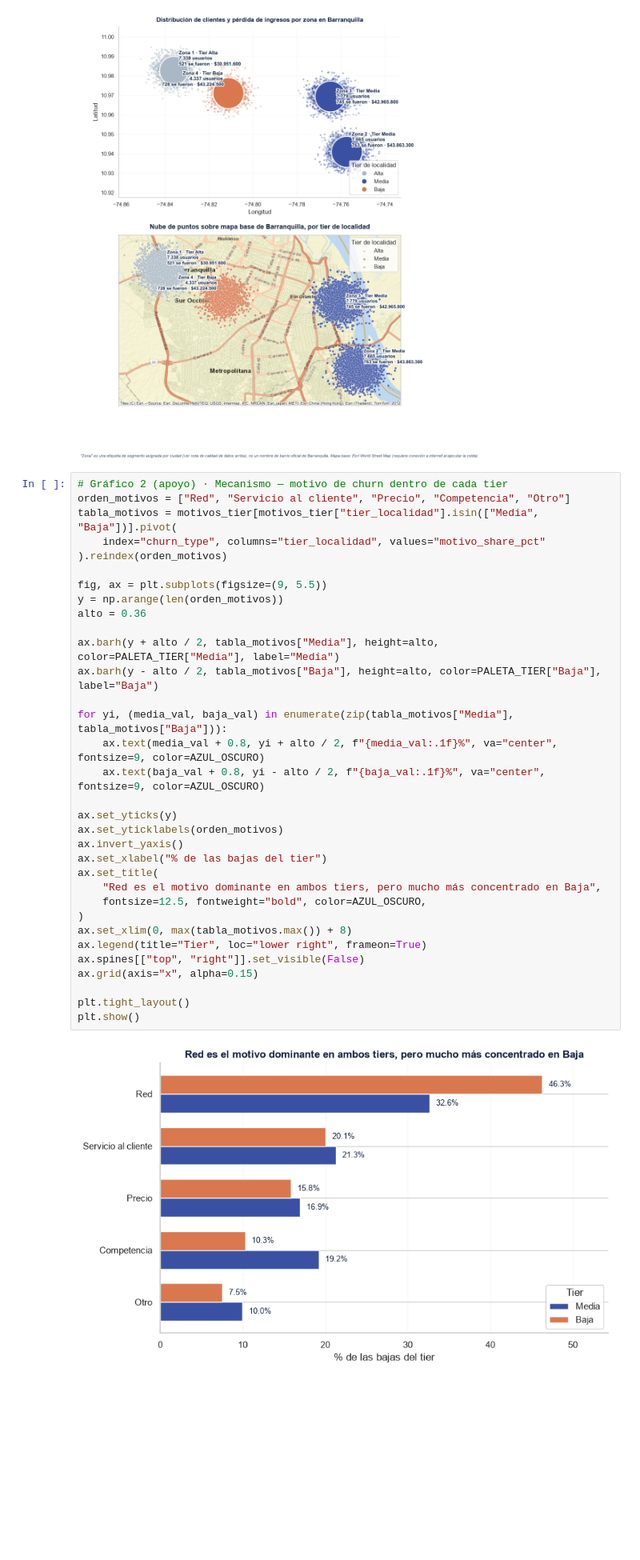
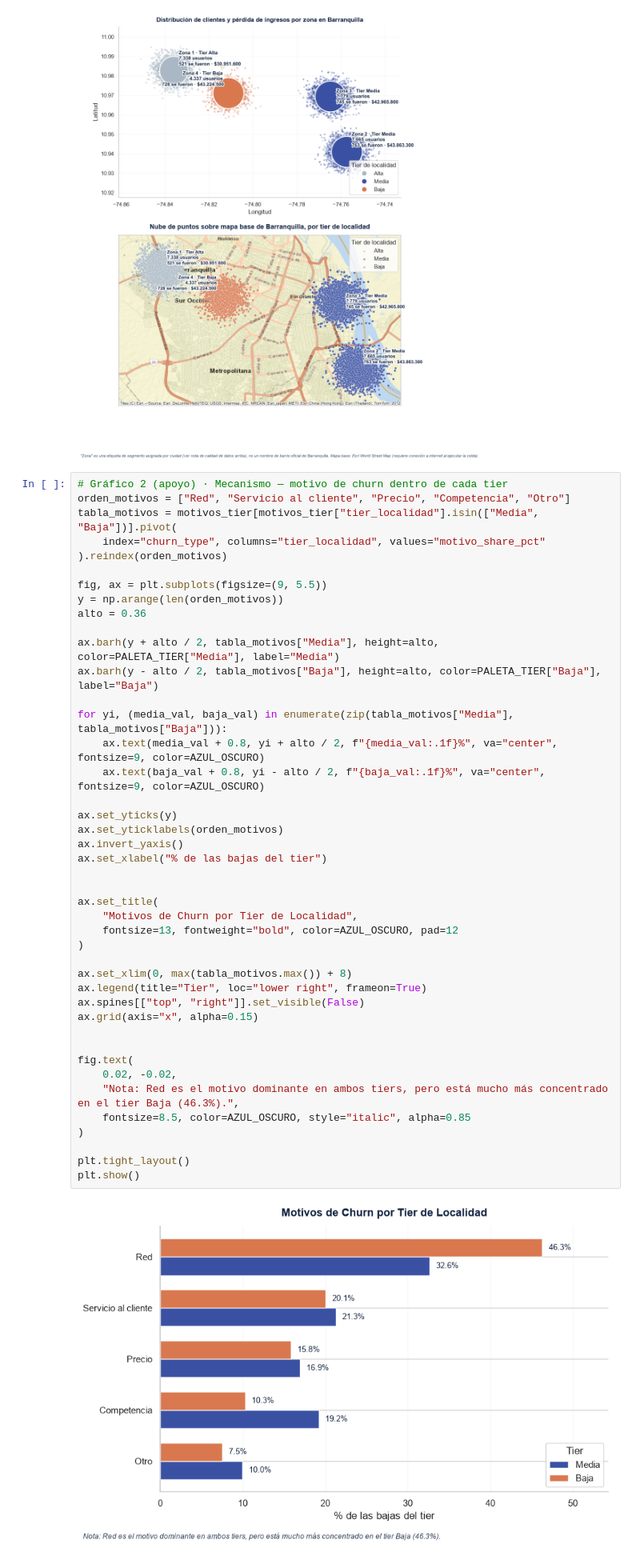
Before and after one commit to jp0617/visualizacionAnalisis, a Jupyter notebook: v0.1_s3_dataviz_grupo1.ipynb, the cells around one changed output. Shown at 80% size. Saved outputs shown, nothing was run; the diff lists cells and outputs as text; blank space fills up the shorter version.

```diff
--- a/v0.1_s3_dataviz_grupo1.ipynb
+++ b/v0.1_s3_dataviz_grupo1.ipynb
@@ -1343,36 +1342,46 @@ Coordenadas válidas dentro de Colombia: 27119 de 27845 (97.4%). El resto son nu
 orden_motivos = ["Red", "Servicio al cliente", "Precio", "Competencia", "Otro"]
 tabla_motivos = motivos_tier[motivos_tier["tier_localidad"].isin(["Media", "Baja"])].pivot(
     index="churn_type", columns="tier_localidad", values="motivo_share_pct"
 ).reindex(orden_motivos)
 
 fig, ax = plt.subplots(figsize=(9, 5.5))
 y = np.arange(len(orden_motivos))
 alto = 0.36
 
 ax.barh(y + alto / 2, tabla_motivos["Media"], height=alto, color=PALETA_TIER["Media"], label="Media")
 ax.barh(y - alto / 2, tabla_motivos["Baja"], height=alto, color=PALETA_TIER["Baja"], label="Baja")
 
 for yi, (media_val, baja_val) in enumerate(zip(tabla_motivos["Media"], tabla_motivos["Baja"])):
     ax.text(media_val + 0.8, yi + alto / 2, f"{media_val:.1f}%", va="center", fontsize=9, color=AZUL_OSCURO)
     ax.text(baja_val + 0.8, yi - alto / 2, f"{baja_val:.1f}%", va="center", fontsize=9, color=AZUL_OSCURO)
 
 ax.set_yticks(y)
 ax.set_yticklabels(orden_motivos)
 ax.invert_yaxis()
 ax.set_xlabel("% de las bajas del tier")
+
+
 ax.set_title(
-    "Red es el motivo dominante en ambos tiers, pero mucho más concentrado en Baja",
-    fontsize=12.5, fontweight="bold", color=AZUL_OSCURO,
+    "Motivos de Churn por Tier de Localidad",
+    fontsize=13, fontweight="bold", color=AZUL_OSCURO, pad=12
 )
+
 ax.set_xlim(0, max(tabla_motivos.max()) + 8)
 ax.legend(title="Tier", loc="lower right", frameon=True)
 ax.spines[["top", "right"]].set_visible(False)
 ax.grid(axis="x", alpha=0.15)
 
+
+fig.text(
+    0.02, -0.02,
+    "Nota: Red es el motivo dominante en ambos tiers, pero está mucho más concentrado en el tier Baja (46.3%).",
+    fontsize=8.5, color=AZUL_OSCURO, style="italic", alpha=0.85
+)
+
 plt.tight_layout()
 plt.show()
 # %% [output]
-[figure, old version]
+[figure, new version]
 # %%
 # Gráfico 3 (apoyo) · Estabilidad — tasa de churn por tier, mes a mes
 tabla_tier_mes = resumen_tier_mes.pivot(index="mes", columns="tier_localidad", values="churn_rate_pct")
```
Also changed, not shown: parts of 7 cells of this notebook.
